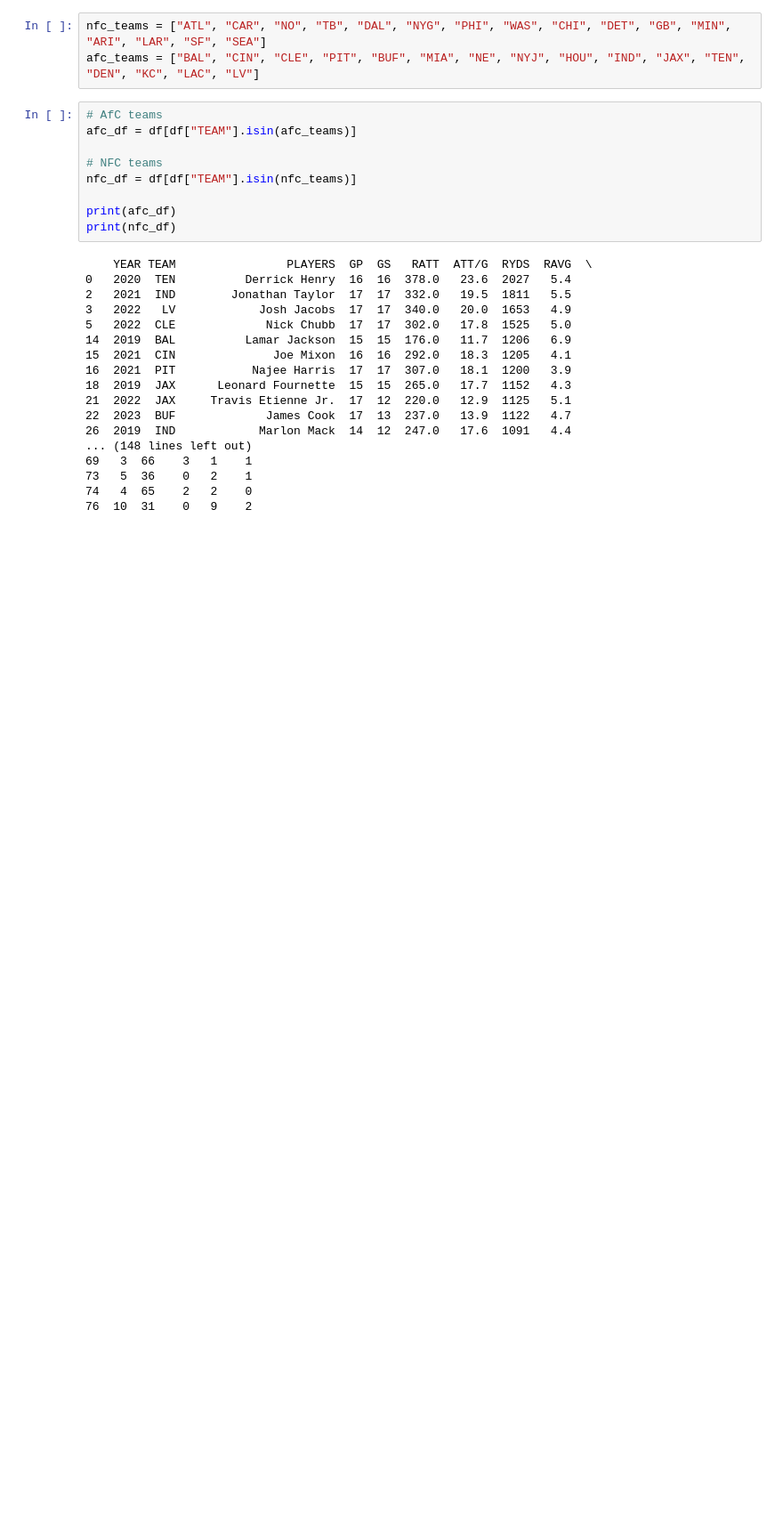
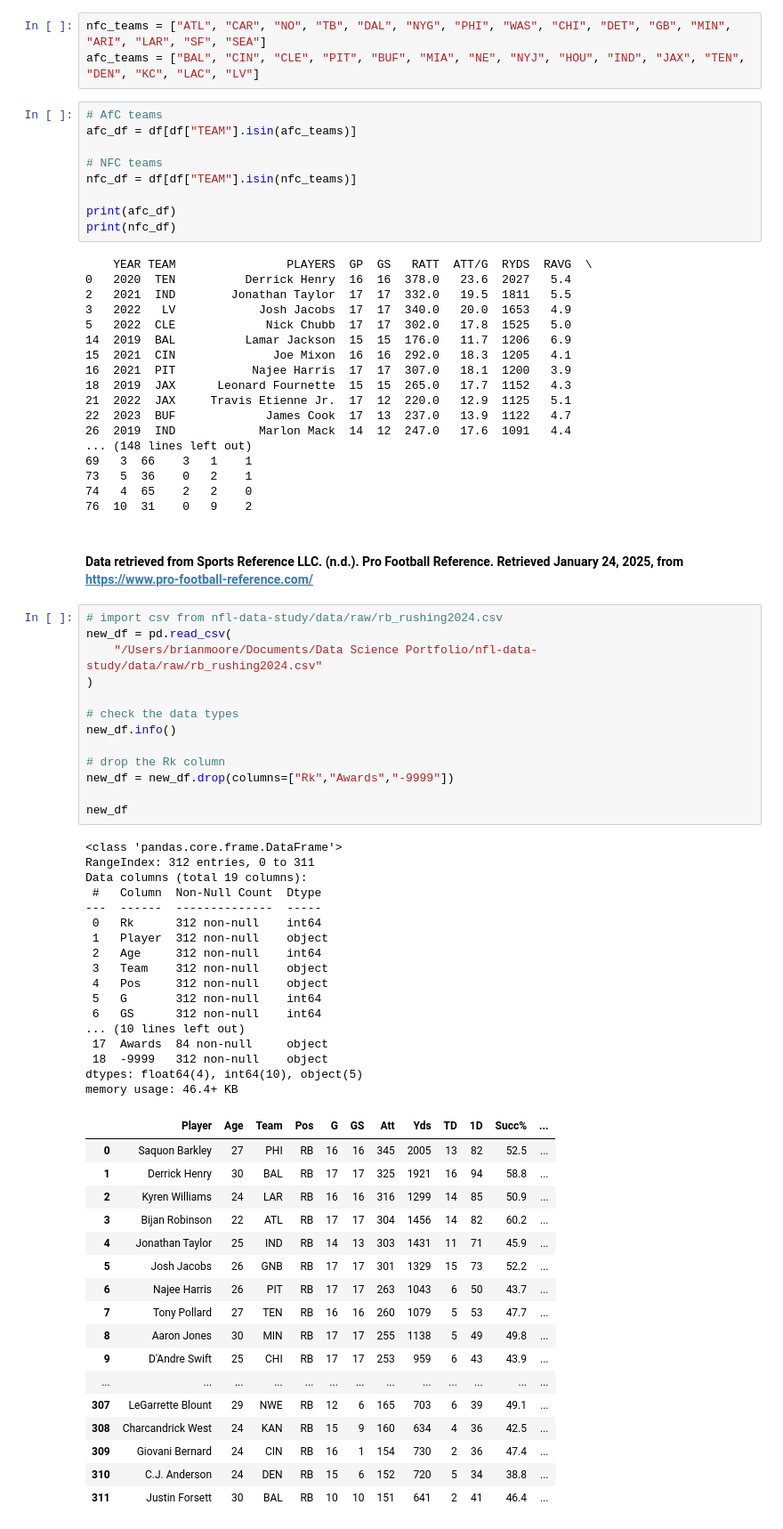
Before and after one commit to Bmoore4452/nfl-data-study, a Jupyter notebook: notebooks/nfl_data_study.ipynb, the cells around one changed output. Shown at 89% size. Drawn from its saved outputs; the diff is of its cells as text; blank space fills up the shorter version.

Commit message:
Checked data types and removed columns that were not needed

```diff
--- a/notebooks/nfl_data_study.ipynb
+++ b/notebooks/nfl_data_study.ipynb
@@ -321,3 +321,53 @@ print(nfc_df)
 73   5  36    0   2    1
 74   4  65    2   2    0
 76  10  31    0   9    2
+# %% [markdown]
+#### Data retrieved from Sports Reference LLC. (n.d.). Pro Football Reference. Retrieved January 24, 2025, from https://www.pro-football-reference.com/
+# %%
+# import csv from nfl-data-study/data/raw/rb_rushing2024.csv
+new_df = pd.read_csv(
+    "/Users/brianmoore/Documents/Data Science Portfolio/nfl-data-study/data/raw/rb_rushing2024.csv"
+)
+
+# check the data types
+new_df.info()
+
+# drop the Rk column
+new_df = new_df.drop(columns=["Rk","Awards","-9999"])
+
+new_df
+# %% [output]
+<class 'pandas.core.frame.DataFrame'>
+RangeIndex: 312 entries, 0 to 311
+Data columns (total 19 columns):
+ #   Column  Non-Null Count  Dtype
+---  ------  --------------  -----
+ 0   Rk      312 non-null    int64
+ 1   Player  312 non-null    object
+ 2   Age     312 non-null    int64
+ 3   Team    312 non-null    object
+ 4   Pos     312 non-null    object
+ 5   G       312 non-null    int64
+ 6   GS      312 non-null    int64
+... (10 lines left out)
+ 17  Awards  84 non-null     object
+ 18  -9999   312 non-null    object
+dtypes: float64(4), int64(10), object(5)
+memory usage: 46.4+ KB
+|  | Player | Age | Team | Pos | G | GS | Att | Yds | TD | 1D | Succ% | ... |
+| 0 | Saquon Barkley | 27 | PHI | RB | 16 | 16 | 345 | 2005 | 13 | 82 | 52.5 | ... |
+| 1 | Derrick Henry | 30 | BAL | RB | 17 | 17 | 325 | 1921 | 16 | 94 | 58.8 | ... |
+| 2 | Kyren Williams | 24 | LAR | RB | 16 | 16 | 316 | 1299 | 14 | 85 | 50.9 | ... |
+| 3 | Bijan Robinson | 22 | ATL | RB | 17 | 17 | 304 | 1456 | 14 | 82 | 60.2 | ... |
+| 4 | Jonathan Taylor | 25 | IND | RB | 14 | 13 | 303 | 1431 | 11 | 71 | 45.9 | ... |
+| 5 | Josh Jacobs | 26 | GNB | RB | 17 | 17 | 301 | 1329 | 15 | 73 | 52.2 | ... |
+| 6 | Najee Harris | 26 | PIT | RB | 17 | 17 | 263 | 1043 | 6 | 50 | 43.7 | ... |
+| 7 | Tony Pollard | 27 | TEN | RB | 16 | 16 | 260 | 1079 | 5 | 53 | 47.7 | ... |
+| 8 | Aaron Jones | 30 | MIN | RB | 17 | 17 | 255 | 1138 | 5 | 49 | 49.8 | ... |
+| 9 | D'Andre Swift | 25 | CHI | RB | 17 | 17 | 253 | 959 | 6 | 43 | 43.9 | ... |
+| ... | ... | ... | ... | ... | ... | ... | ... | ... | ... | ... | ... | ... |
+| 307 | LeGarrette Blount | 29 | NWE | RB | 12 | 6 | 165 | 703 | 6 | 39 | 49.1 | ... |
+| 308 | Charcandrick West | 24 | KAN | RB | 15 | 9 | 160 | 634 | 4 | 36 | 42.5 | ... |
+| 309 | Giovani Bernard | 24 | CIN | RB | 16 | 1 | 154 | 730 | 2 | 36 | 47.4 | ... |
+| 310 | C.J. Anderson | 24 | DEN | RB | 15 | 6 | 152 | 720 | 5 | 34 | 38.8 | ... |
+| 311 | Justin Forsett | 30 | BAL | RB | 10 | 10 | 151 | 641 | 2 | 41 | 46.4 | ... |
```
